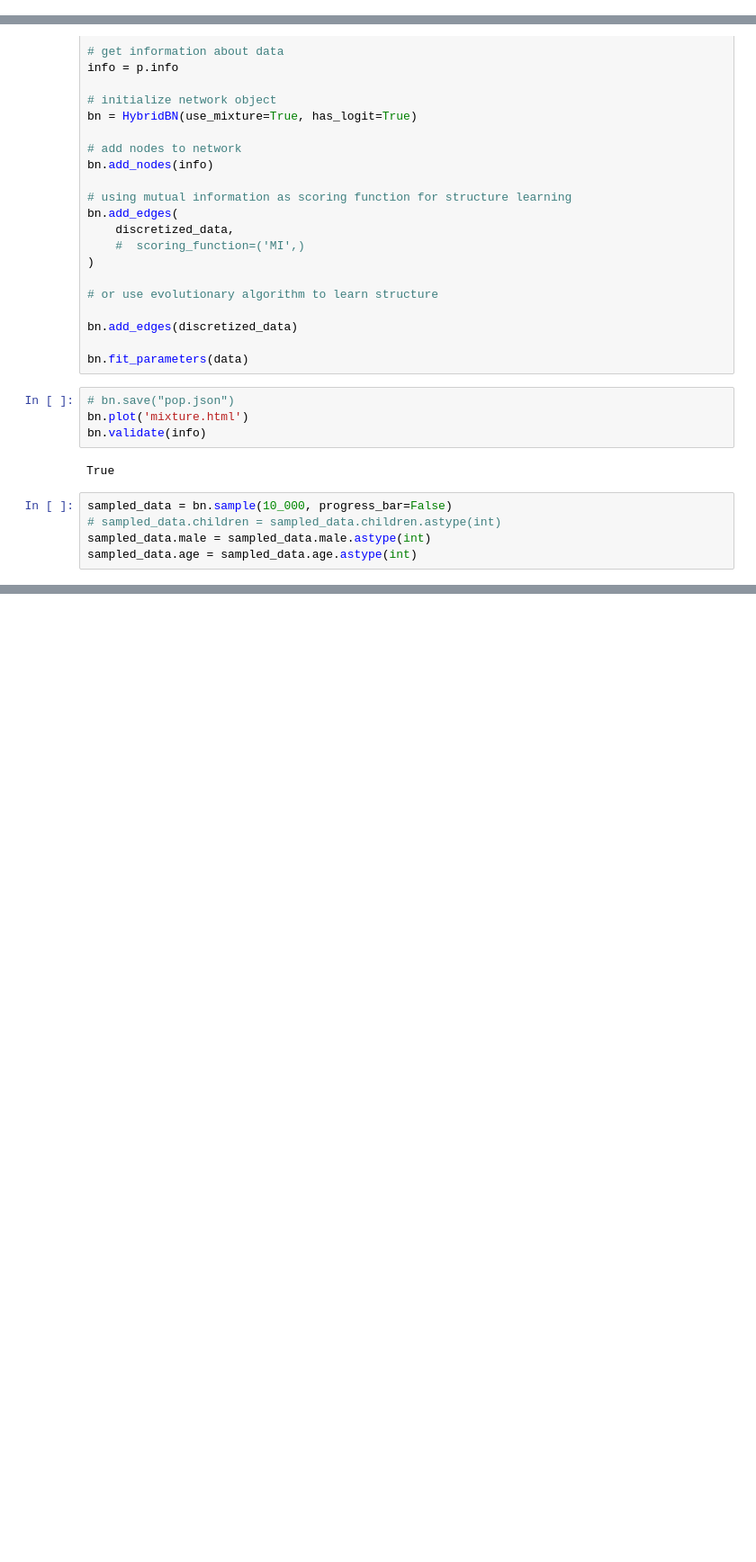
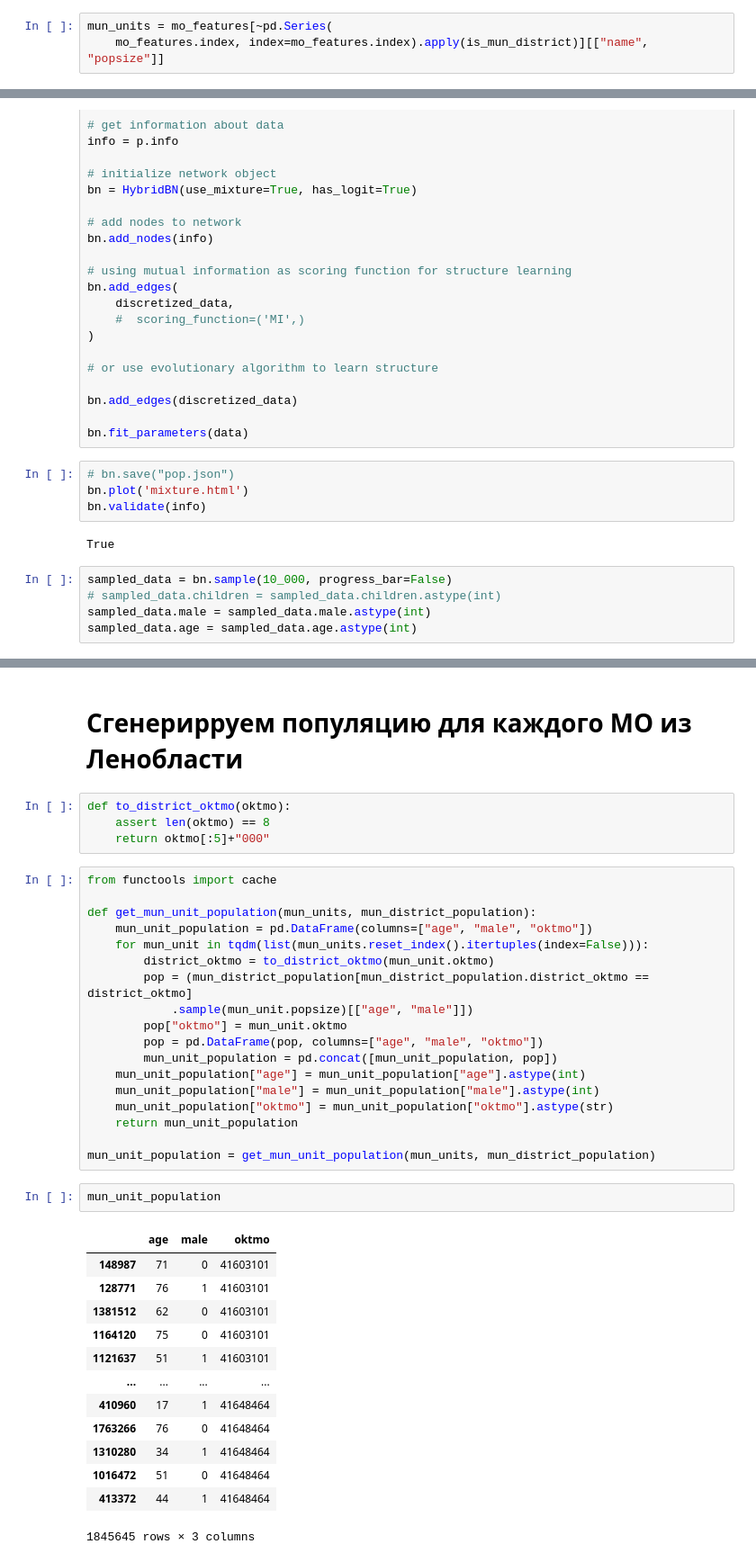
Before and after one commit to SergeyPishchulov/populations, a Jupyter notebook: empty_page/data_preparation.ipynb, the cells around one changed output, grey strips where cells are left out. Shown at 90% size. Drawn from its saved outputs; the diff is of its cells as text; blank space fills up the shorter version.

```diff
--- a/empty_page/data_preparation.ipynb
+++ b/empty_page/data_preparation.ipynb
@@ -231 +236,4 @@ Name: name, dtype: object
+# %%
+mun_units = mo_features[~pd.Series(
+    mo_features.index, index=mo_features.index).apply(is_mun_district)][["name", "popsize"]]
 # %%
@@ -479,0 +484,40 @@ sampled_data
+# %% [markdown]
+# Сгенерирруем популяцию для каждого МО из Ленобласти
+# %%
+def to_district_oktmo(oktmo):
+    assert len(oktmo) == 8
+    return oktmo[:5]+"000"
+# %%
+from functools import cache
+
+def get_mun_unit_population(mun_units, mun_district_population):
+    mun_unit_population = pd.DataFrame(columns=["age", "male", "oktmo"])
+    for mun_unit in tqdm(list(mun_units.reset_index().itertuples(index=False))):
+        district_oktmo = to_district_oktmo(mun_unit.oktmo)
+        pop = (mun_district_population[mun_district_population.district_oktmo == district_oktmo]
+            .sample(mun_unit.popsize)[["age", "male"]])
+        pop["oktmo"] = mun_unit.oktmo
+        pop = pd.DataFrame(pop, columns=["age", "male", "oktmo"])
+        mun_unit_population = pd.concat([mun_unit_population, pop])
+    mun_unit_population["age"] = mun_unit_population["age"].astype(int)
+    mun_unit_population["male"] = mun_unit_population["male"].astype(int)
+    mun_unit_population["oktmo"] = mun_unit_population["oktmo"].astype(str)
+    return mun_unit_population
+
+mun_unit_population = get_mun_unit_population(mun_units, mun_district_population)
+# %%
+mun_unit_population
+# %% [output]
+|  | age | male | oktmo |
+| 148987 | 71 | 0 | 41603101 |
+| 128771 | 76 | 1 | 41603101 |
+| 1381512 | 62 | 0 | 41603101 |
+| 1164120 | 75 | 0 | 41603101 |
+| 1121637 | 51 | 1 | 41603101 |
+| ... | ... | ... | ... |
+| 410960 | 17 | 1 | 41648464 |
+| 1763266 | 76 | 0 | 41648464 |
+| 1310280 | 34 | 1 | 41648464 |
+| 1016472 | 51 | 0 | 41648464 |
+| 413372 | 44 | 1 | 41648464 |
+1845645 rows × 3 columns
```
Also changed, not shown: parts of 18 cells of this notebook.
